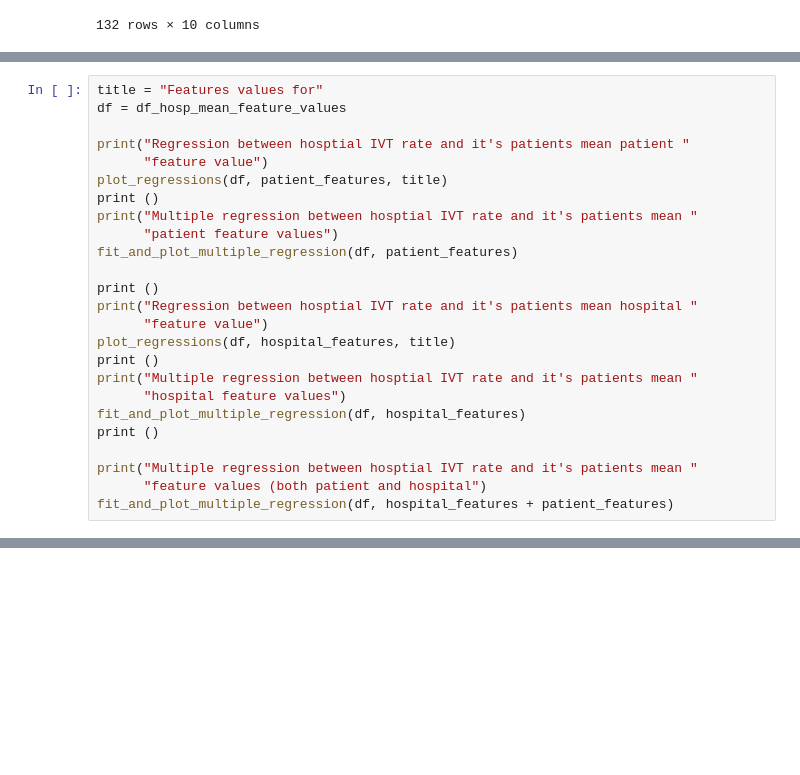
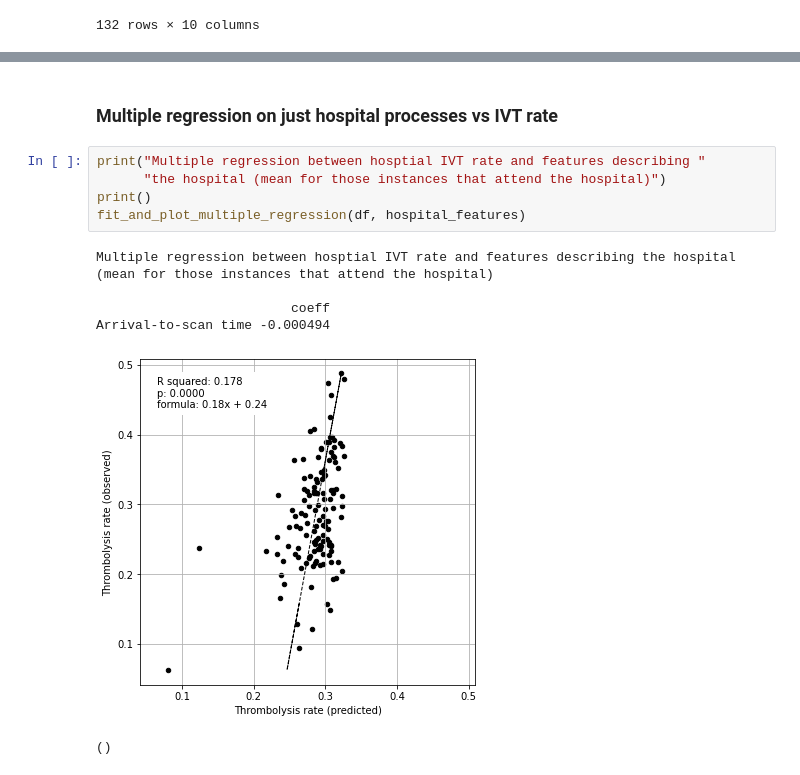
Before and after one commit to samuel-book/samuel_shap_paper_1, a Jupyter notebook: xgb_10_features/03h_xgb_feature_values_vs_ivt_rate_multiple_regression.ipynb, the cells around one changed output, grey strips where cells are left out. Cells and saved outputs as stored; diff of their text form; blank space fills up the shorter version.

```diff
--- a/xgb_10_features/03h_xgb_feature_values_vs_ivt_rate_multiple_regression.ipynb
+++ b/xgb_10_features/03h_xgb_feature_values_vs_ivt_rate_multiple_regression.ipynb
@@ -289,25 +311,0 @@ def fit_and_plot_multiple_regression(df_hosp_mean, features):
-# %%
-title = "Features values for"
-df = df_hosp_mean_feature_values
-
-print("Regression between hosptial IVT rate and it's patients mean patient "
-      "feature value")
-plot_regressions(df, patient_features, title)
-print ()
-print("Multiple regression between hosptial IVT rate and it's patients mean "
-      "patient feature values")
-fit_and_plot_multiple_regression(df, patient_features)
-
-print ()
-print("Regression between hosptial IVT rate and it's patients mean hospital "
-      "feature value")
-plot_regressions(df, hospital_features, title)
-print ()
-print("Multiple regression between hosptial IVT rate and it's patients mean "
-      "hospital feature values")
-fit_and_plot_multiple_regression(df, hospital_features)
-print ()
-
-print("Multiple regression between hosptial IVT rate and it's patients mean "
-      "feature values (both patient and hospital")
-fit_and_plot_multiple_regression(df, hospital_features + patient_features)
@@ -336,0 +331,14 @@ Regression between hosptial IVT rate and it's patients mean hospital feature val
+# %% [markdown]
+### Multiple regression on just hospital processes vs IVT rate
+# %%
+print("Multiple regression between hosptial IVT rate and features describing "
+      "the hospital (mean for those instances that attend the hospital)")
+print()
+fit_and_plot_multiple_regression(df, hospital_features)
+# %% [output]
+Multiple regression between hosptial IVT rate and features describing the hospital (mean for those instances that attend the hospital)
+
+                         coeff
+Arrival-to-scan time -0.000494
+[figure, added]
+()
```
Also changed, not shown: parts of 13 cells of this notebook.
